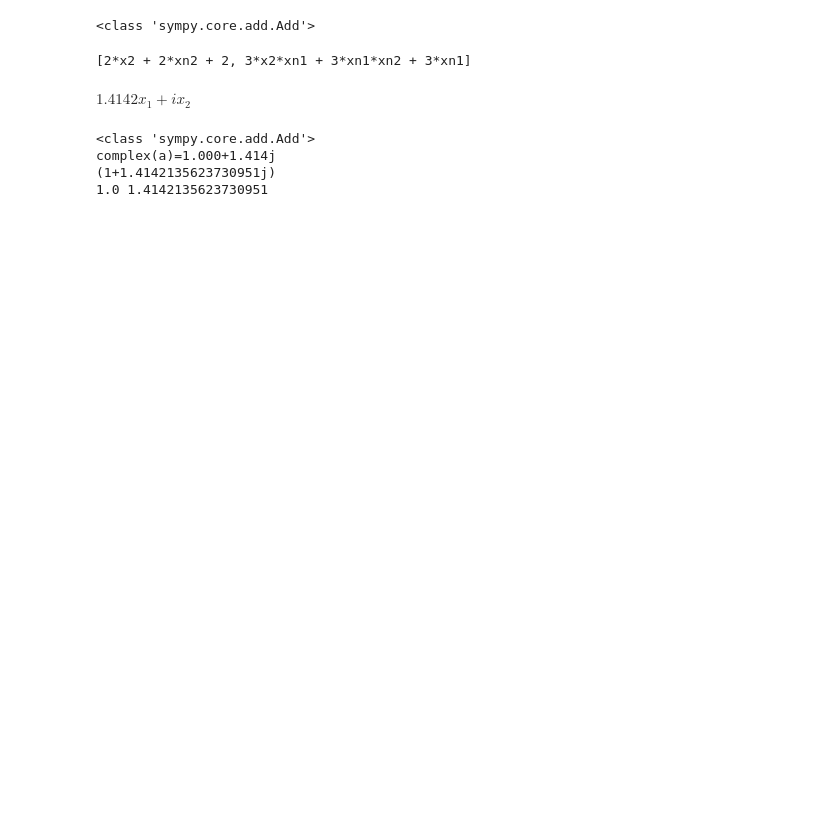
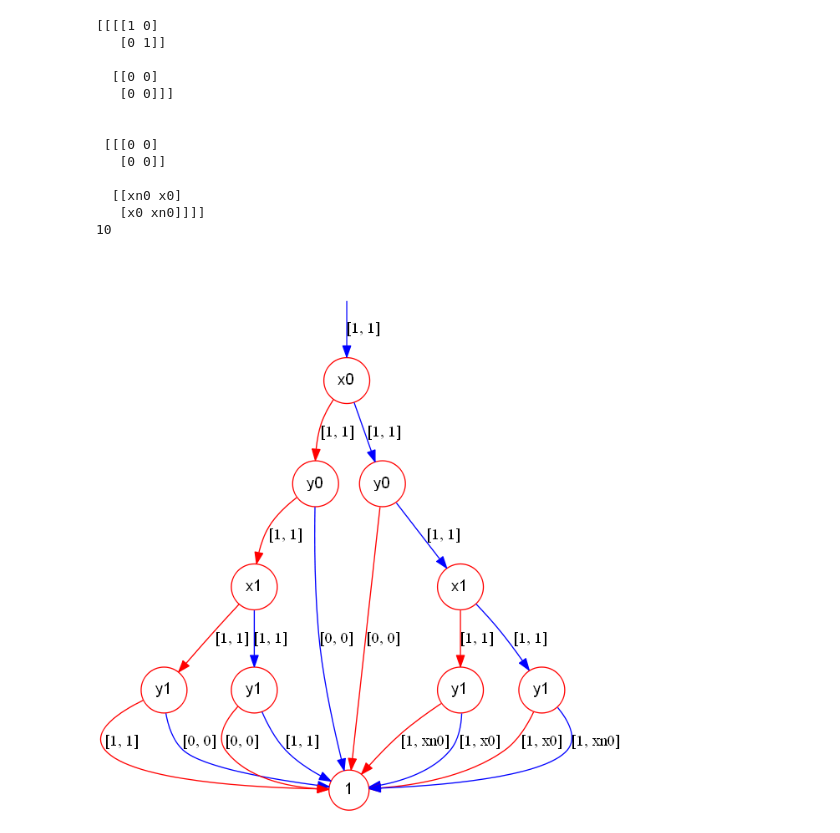
Before and after one commit to Veriqc/Symbol_TDD, a Jupyter notebook: Test_Binary.ipynb, the cells around one changed output. Drawn from its saved outputs; the diff is of its cells as text; code cells hidden in the pictures; blank space fills up the shorter version.

```diff
--- a/Test_Binary.ipynb
+++ b/Test_Binary.ipynb
@@ -336,43 +58,28 @@ print(factor_list(s, extension=[I]))
-# %%
-x=symbols('x1')
-nx=symbols('xn1')
-y=symbols('x2')
-ny=symbols('xn2')
-s=2*x+3*nx+2*x*y+3*nx*y+2*x*ny+3*nx*ny+(0.0000001+0.0000001*I)*nx
-print(type(s))
-sympy.Poly(nsimplify(s,tolerance=1e-6,rational=False),x).coeffs()
-# print(s)
-# t=to_cnf2(s,n=2)
-# print(t)
-# %% [output]
-<class 'sympy.core.add.Add'>
-[2*x2 + 2*xn2 + 2, 3*x2*xn1 + 3*xn1*xn2 + 3*xn1]
-# %%
-x=symbols('x1')
-nx=symbols('xn1')
-y=symbols('x2')
-ny=symbols('xn2')
-s=float('%.4f'%np.sqrt(2))*x+I*y
-# s=nsimplify(s,tolerance=1e-4,rational=False)
-s
-# %% [output]
-$\displaystyle 1.4142 x_{1} + i x_{2}$
-# %%
-a=np.sqrt(2)*I+1
-b=np.sqrt(2)
-print(type(a))
-print(f'{complex(a)=:.3f}')
-print(complex(a))
-
-'({0.real:.4f} + {0.imag:.4f}i)'.format(complex(a))
-ca = complex(a)
-ca_real, ca_imag = ca.real, ca.imag
-print(ca_real, ca_imag)
-# print(type(b))
-# print(complex(b))
-# print(type(complex(b)))
-# %% [output]
-<class 'sympy.core.add.Add'>
-complex(a)=1.000+1.414j
-(1+1.4142135623730951j)
-1.0 1.4142135623730951
+# %%
+Ini_TDD(['x0','y0','x1','y1'])
+x=symbols('x0')
+nx=symbols('xn0')
+U=np.array([[1,0,0,0],[0,1,0,0],[0,0,nx,x],[0,0,x,nx]])
+# U=np.array([[1,0,0,0],[0,1,0,0],[0,0,0,1],[0,0,1,0]])
+U=reshape2(U)
+print(U)
+var=[Index('x0'),Index('y0'),Index('x1'),Index('y1')]
+ts1=Tensor(U,var)
+tdd=ts1.tdd()
+print(tdd.node_number())
+tdd.show()
+# %% [output]
+[[[[1 0]
+   [0 1]]
+
+  [[0 0]
+   [0 0]]]
+
+
+ [[[0 0]
+   [0 0]]
+
+  [[xn0 x0]
+   [x0 xn0]]]]
+10
+[figure, added]
```
Also changed, not shown: parts of 16 cells of this notebook, 1 other file.
